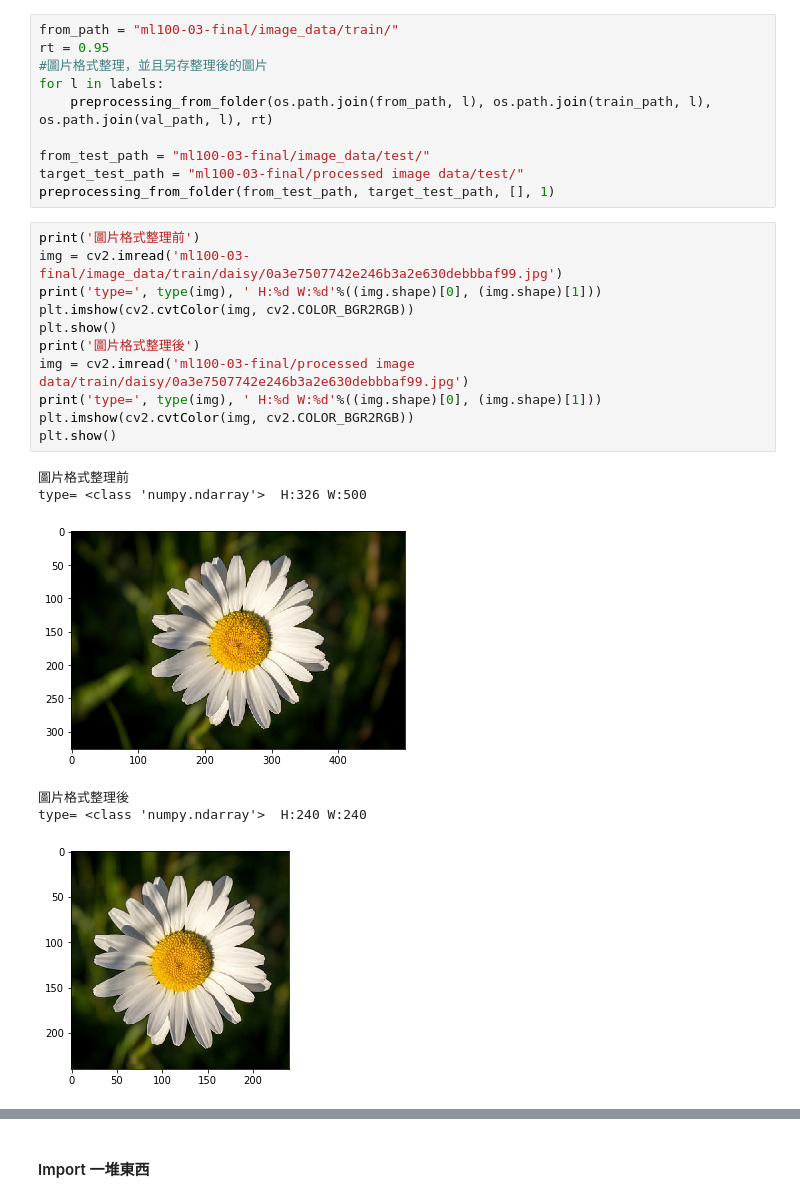
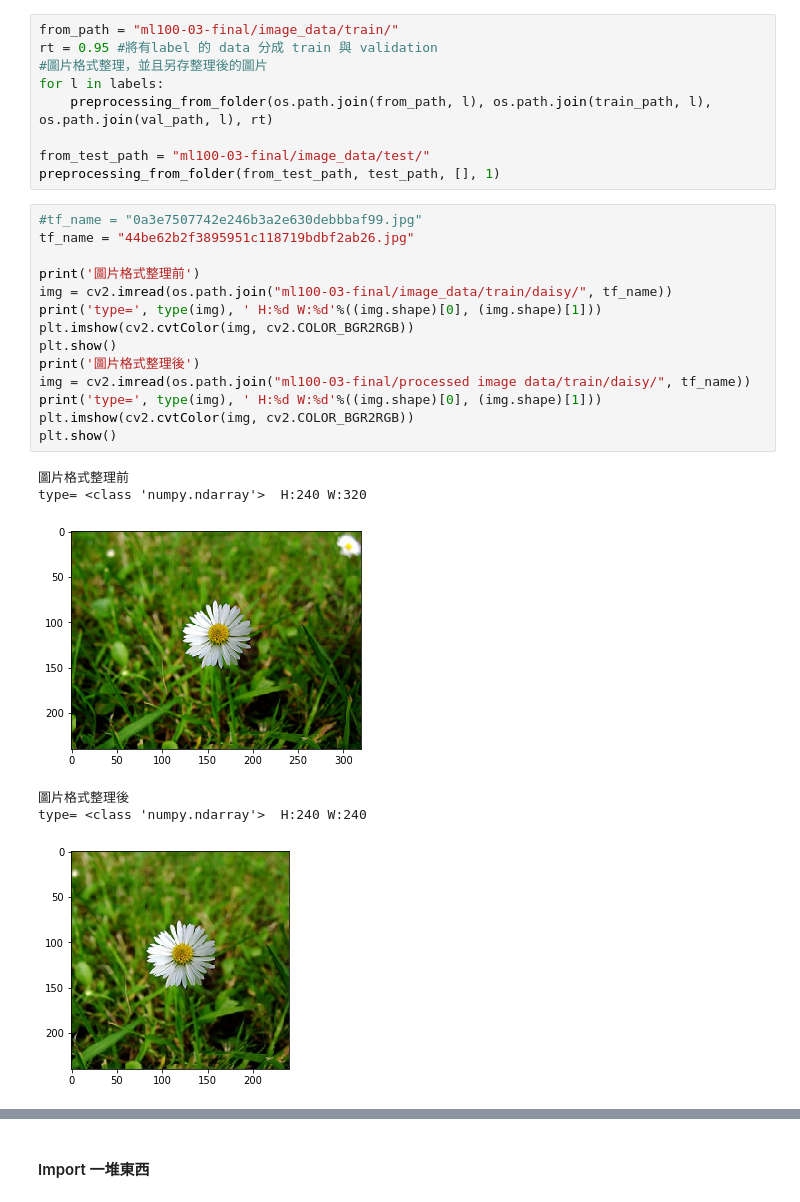
Before and after one commit to kung-bill/3rd-ML100Days, a Jupyter notebook: homework/Day_101_FinalExam.ipynb, the cells around one changed output, grey strips where cells are left out. Saved outputs shown, nothing was run; the diff lists cells and outputs as text.

```diff
--- a/homework/Day_101_FinalExam.ipynb
+++ b/homework/Day_101_FinalExam.ipynb
@@ -60,29 +64,31 @@ def preprocessing_from_folder(path_from, path_train, path_val, rt):
             cv2.imwrite(os.path.join(path_val, filename), crop_img)
 # %%
 from_path = "ml100-03-final/image_data/train/"
-rt = 0.95
+rt = 0.95 #將有label 的 data 分成 train 與 validation
 #圖片格式整理，並且另存整理後的圖片
 for l in labels:
     preprocessing_from_folder(os.path.join(from_path, l), os.path.join(train_path, l), os.path.join(val_path, l), rt)
 
 from_test_path = "ml100-03-final/image_data/test/"
-target_test_path = "ml100-03-final/processed image data/test/"
-preprocessing_from_folder(from_test_path, target_test_path, [], 1)
+preprocessing_from_folder(from_test_path, test_path, [], 1)
 # %%
+#tf_name = "0a3e7507742e246b3a2e630debbbaf99.jpg"
+tf_name = "44be62b2f3895951c118719bdbf2ab26.jpg"
+
 print('圖片格式整理前')
-img = cv2.imread('ml100-03-final/image_data/train/daisy/0a3e7507742e246b3a2e630debbbaf99.jpg')
+img = cv2.imread(os.path.join("ml100-03-final/image_data/train/daisy/", tf_name))
 print('type=', type(img), ' H:%d W:%d'%((img.shape)[0], (img.shape)[1]))
 plt.imshow(cv2.cvtColor(img, cv2.COLOR_BGR2RGB))
 plt.show()
 print('圖片格式整理後')
-img = cv2.imread('ml100-03-final/processed image data/train/daisy/0a3e7507742e246b3a2e630debbbaf99.jpg')
+img = cv2.imread(os.path.join("ml100-03-final/processed image data/train/daisy/", tf_name))
 print('type=', type(img), ' H:%d W:%d'%((img.shape)[0], (img.shape)[1]))
 plt.imshow(cv2.cvtColor(img, cv2.COLOR_BGR2RGB))
 plt.show()
 # %% [output]
 圖片格式整理前
-type= <class 'numpy.ndarray'>  H:326 W:500
+type= <class 'numpy.ndarray'>  H:240 W:320
-[figure, old version]
+[figure, new version]
 圖片格式整理後
 type= <class 'numpy.ndarray'>  H:240 W:240
-[figure, old version]
+[figure, new version]
```
Also changed, not shown: parts of 36 cells of this notebook.
